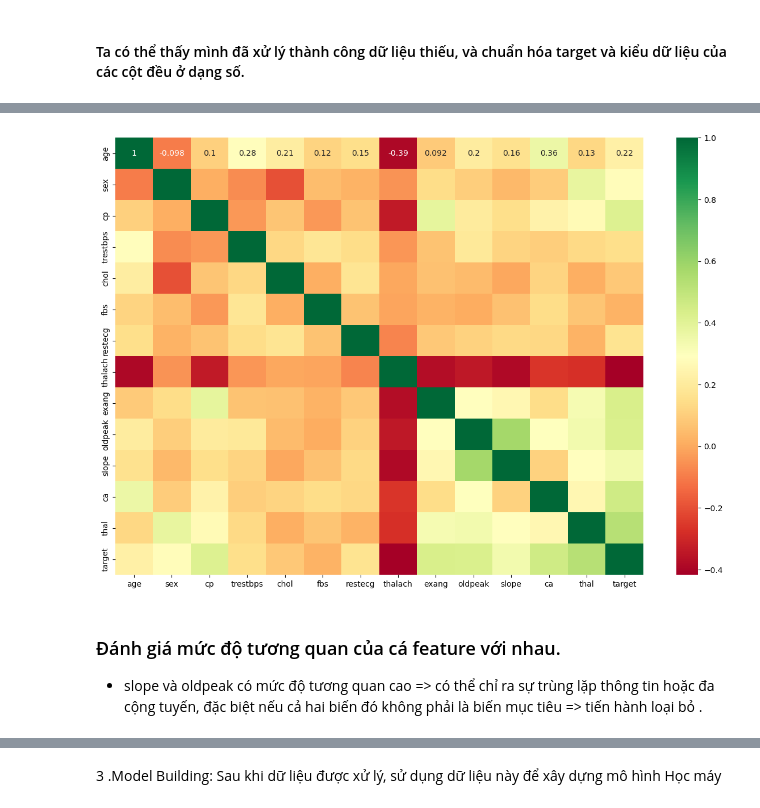
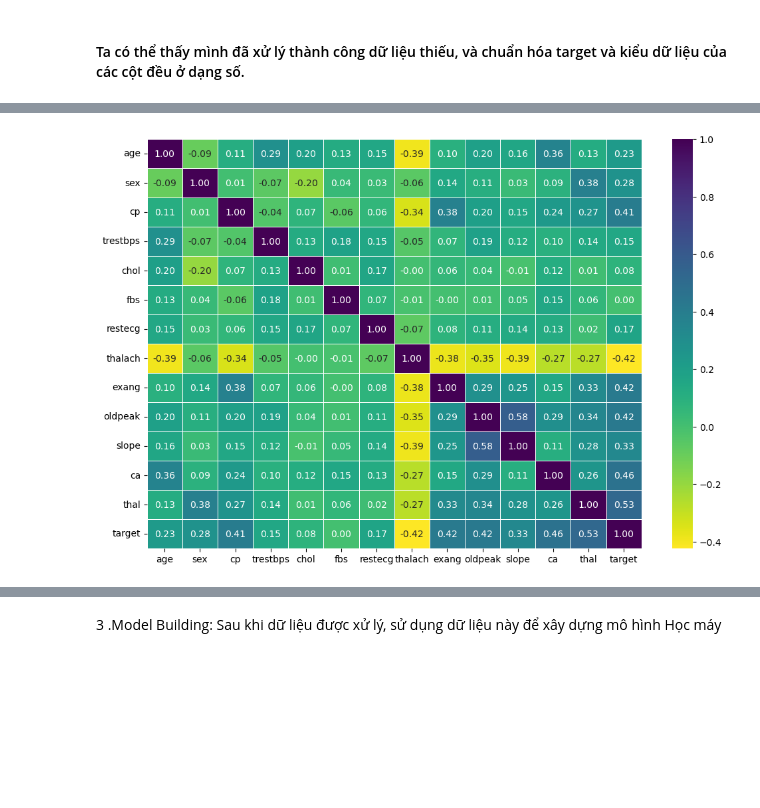
Before and after one commit to Hoa212/-n-CNTT-Heart-Disease-Prediction, a Jupyter notebook: dean.ipynb, the cells around one changed output, grey strips where cells are left out. Drawn from its saved outputs; the diff is of its cells as text; code cells hidden in the pictures; blank space fills up the shorter version.

```diff
--- a/dean.ipynb
+++ b/dean.ipynb
@@ -129,9 +158,3 @@ dtype: int64
 # %% [markdown]
 ### Ta thấy các cột ca và thal có missing value
 => tiến hành xử lý missing value
-# %%
-
-# Xử lý missing value bằng cách điền giá trị trung bình vào các giá trị thiếu
-df['thal'] = df.thal.fillna(df.thal.mean())
-df['ca'] = df.ca.fillna(df.ca.mean())
-df.head()
@@ -150,4 +160,0 @@ df.head()
-# %%
-# Chuẩn target về 0 và 1
-df['target'] = df.target.map({0: 0, 1: 1, 2: 1, 3: 1, 4: 1})
-df.head()
@@ -160,0 +161,6 @@ df.head()
+# %%
+
+# Xử lý missing value bằng cách xoá nó đi
+df = df.dropna()
+missing_values = df.isnull().sum()
+print(missing_values)
@@ -231,11 +328,8 @@ max      7.000000    1.000000
 # %%
-# ve ma trận tương quan
-corr = df.corr()
-plt.figure(figsize=(15,10 ))
-sns.heatmap(corr, annot=True, cmap='RdYlGn')
-plt.show()
+# visualization
+corr_matrix = df.corr()
+
+plt.figure(figsize=(12, 8))
+sns.heatmap(corr_matrix, annot=True, linewidth=0.5, fmt='.2f', cmap='viridis_r');
 # %% [output]
-[figure, old version]
+[figure, new version]
-# %% [markdown]
-### Đánh giá mức độ tương quan của cá feature với nhau.
-- slope và oldpeak có mức độ tương quan cao => có thể chỉ ra sự trùng lặp thông tin hoặc đa cộng tuyến, đặc biệt nếu cả hai biến đó không phải là biến mục tiêu => tiến hành loại bỏ .
```
Also changed, not shown: parts of 84 cells of this notebook, 4 other files.
